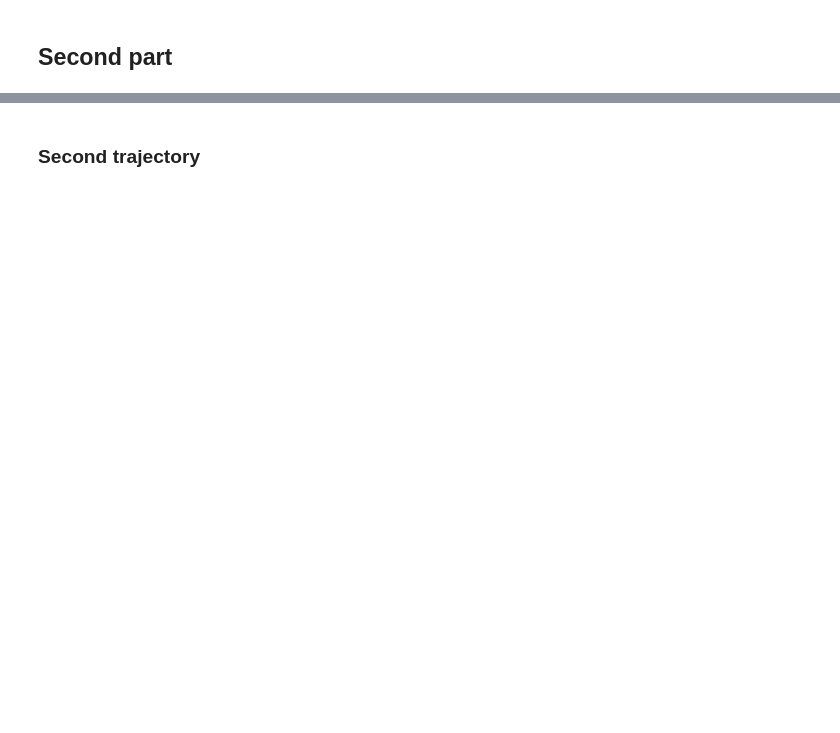
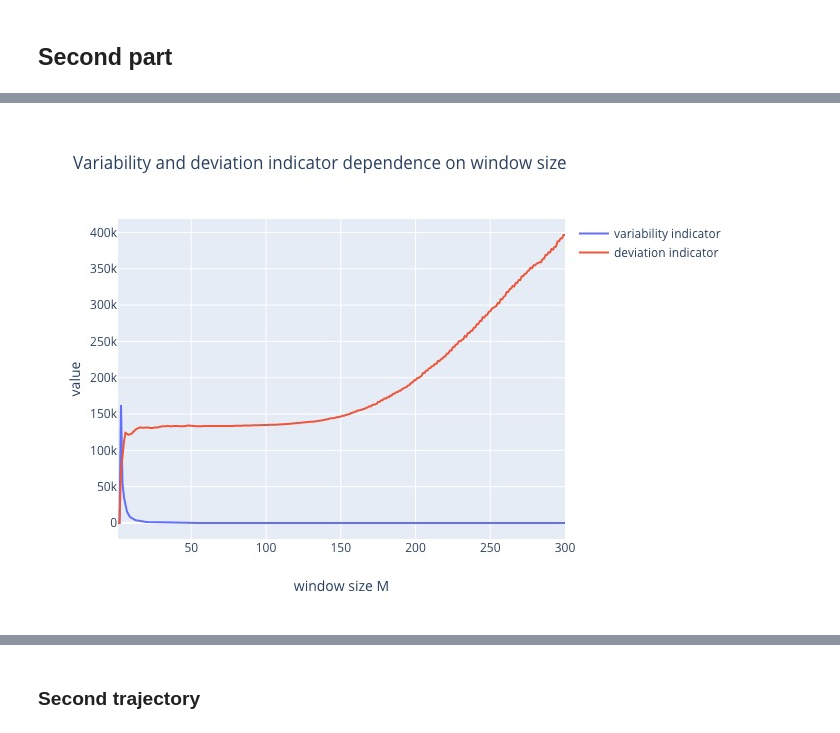
Before and after one commit to gornekich/ExpDataProc, a Jupyter notebook: Assignment3/Assignment3.ipynb, the cells around one changed output, grey strips where cells are left out. Cells and saved outputs as stored; diff of their text form; code cells hidden in the pictures; blank space fills up the shorter version.

```diff
--- a/Assignment3/Assignment3.ipynb
+++ b/Assignment3/Assignment3.ipynb
@@ -108,8 +147,10 @@ plot(5, [num_points, num_points, num_points, num_points, num_points],
 # %%
 def deviation(X, z):
+    "Function for calculating deviation indicator"
     return np.sum((X[:]-z[:])**2)
 
 def variability(X):
+    "Function for calculating variability indicator"
     I = np.empty(X.size-2)
     for i in range(X.size-2):
         I[i] = (X[i+2] - 2*X[i+1] + X[i])**2
@@ -156,14 +209,13 @@ plot(2, [num_points, num_points], [X, z],
 # %%
-run_mean = running_mean(z, 1)
-min_indicator = variability(run_mean)
-optimal_M = 1
-var_ind = np.empty(N)
-dev_ind = np.empty(N)
-for M in range (N):
+var_ind = np.zeros(N)
+dev_ind = np.zeros(N)
+for M in range (2,N):
     run_mean = running_mean(z, M)
     var_ind[M] = variability(run_mean)
     dev_ind[M] = deviation(run_mean, z)
 # %%
 plot(2, [num_points, num_points], [var_ind, dev_ind],
-     legend=['variability','deviation'])
+     legend=['variability indicator','deviation indicator'],
+     title='Variability and deviation indicator dependence on window size', xlable='window size M',
+     ylable='value')
 # %% [output]
@@ -170,0 +222 @@ plot(2, [num_points, num_points], [var_ind, dev_ind],
+[figure, added]
```
Also changed, not shown: parts of 57 cells of this notebook, 2 other files.
